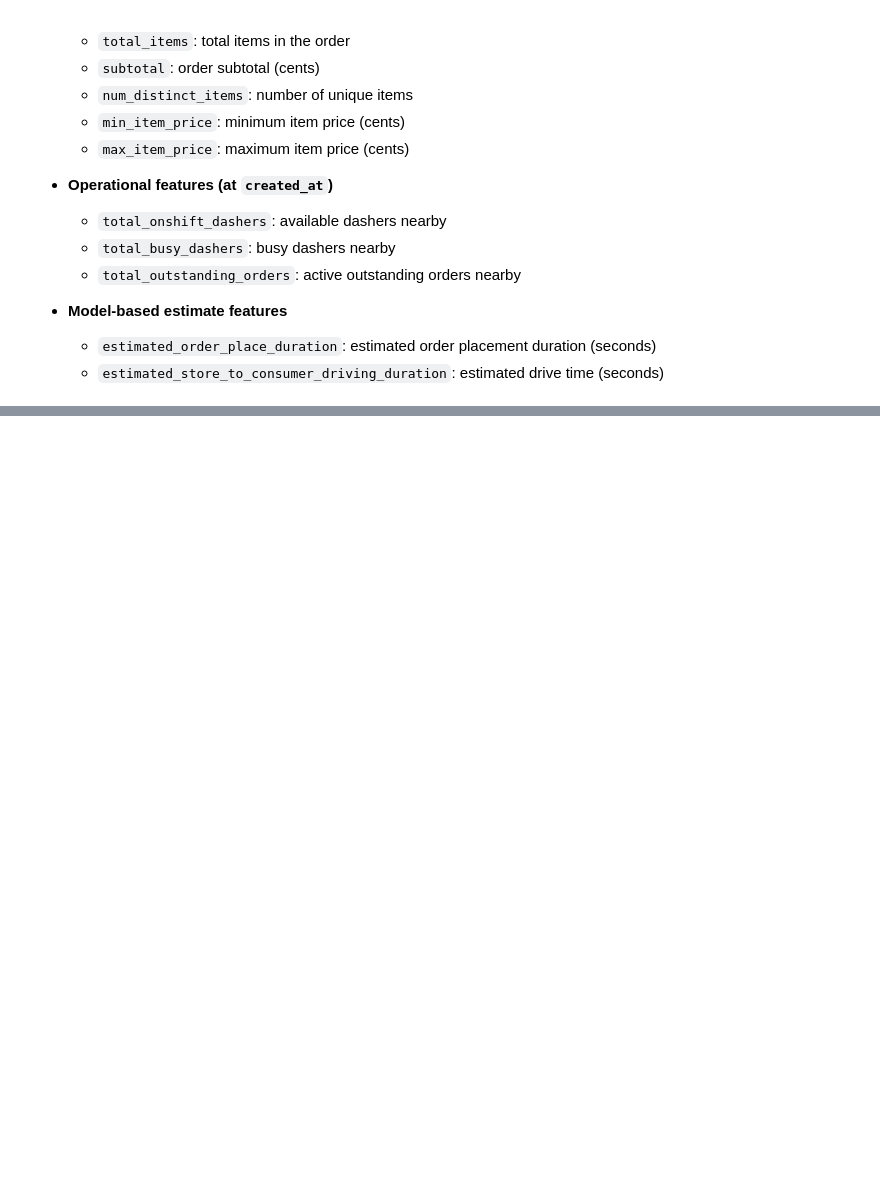
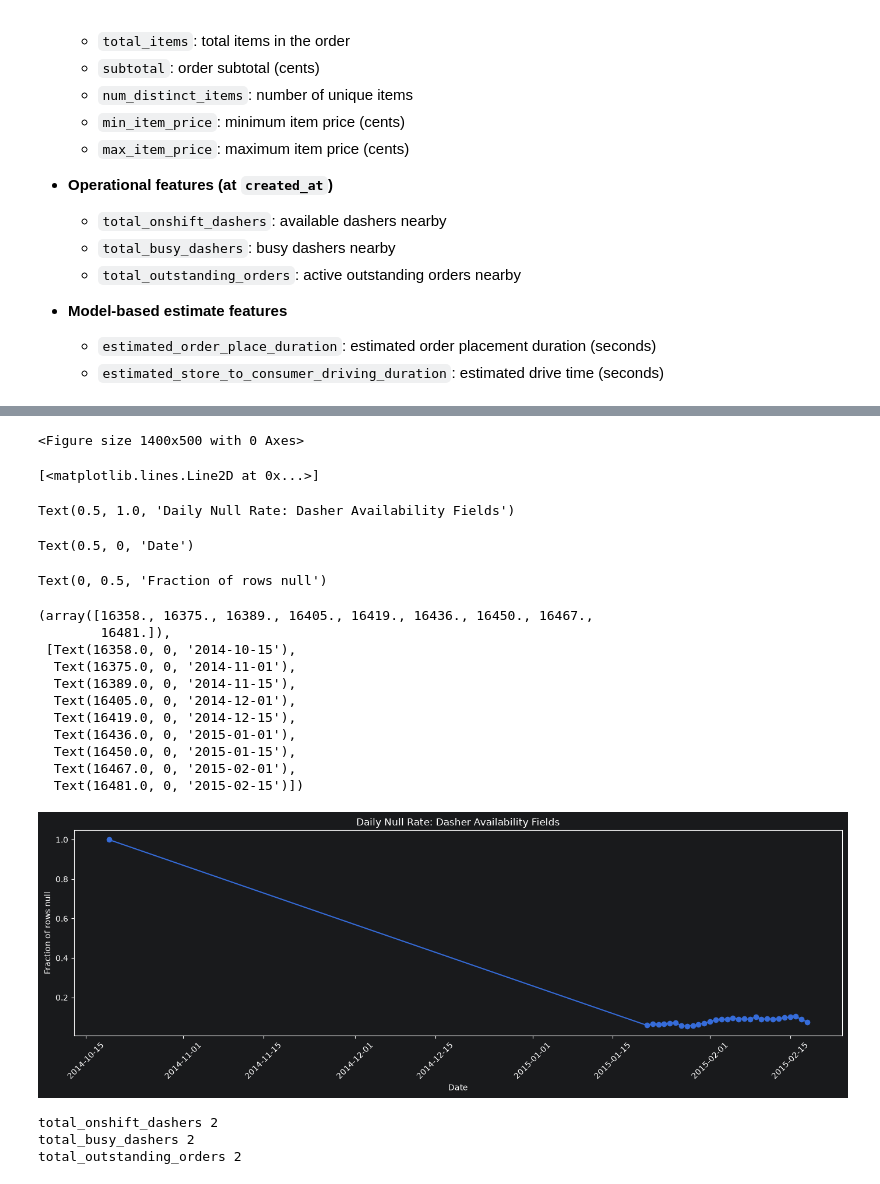
Before and after one commit to iamnitishsah/FoodOps.AI, a Jupyter notebook: DeliveryOps/notebooks/EDA.ipynb, the cells around one changed output, grey strips where cells are left out. Cells and saved outputs as stored; diff of their text form; code cells hidden in the pictures; blank space fills up the shorter version.

```diff
--- a/DeliveryOps/notebooks/EDA.ipynb
+++ b/DeliveryOps/notebooks/EDA.ipynb
@@ -53,0 +472,9 @@ df.shape
+# %%
+# How many distinct categories does each store have (among known rows)?
+store_category_count = (
+    df.dropna(subset=["store_primary_category"])
+      .groupby("store_id")["store_primary_category"]
+      .nunique()
+)
+
+store_category_count.value_counts().sort_index()
@@ -53,0 +591,2 @@ df.shape
+# %%
+null_mask = df["total_onshift_dashers"].isna()
@@ -53,0 +605,61 @@ df.shape
+# %%
+# total_onshift_dashers - hour relationship
+daily_null_counts = (
+    df.loc[null_mask, "created_at"]
+      .dt.date
+      .value_counts()
+      .sort_index()
+)
+
+daily_total_counts = df["created_at"].dt.date.value_counts().sort_index()
+
+daily_null_rate = (daily_null_counts / daily_total_counts).fillna(0)
+
+plt.figure(figsize=(14, 5))
+plt.plot(daily_null_rate.index, daily_null_rate.values, marker="o")
+plt.title("Daily Null Rate: Dasher Availability Fields")
+plt.xlabel("Date")
+plt.ylabel("Fraction of rows null")
+plt.xticks(rotation=45)
+plt.tight_layout()
+plt.show()
+# %% [output]
+<Figure size 1400x500 with 0 Axes>
+[<matplotlib.lines.Line2D at 0x...>]
+Text(0.5, 1.0, 'Daily Null Rate: Dasher Availability Fields')
+Text(0.5, 0, 'Date')
+Text(0, 0.5, 'Fraction of rows null')
+(array([16358., 16375., 16389., 16405., 16419., 16436., 16450., 16467.,
+        16481.]),
+ [Text(16358.0, 0, '2014-10-15'),
+  Text(16375.0, 0, '2014-11-01'),
+  Text(16389.0, 0, '2014-11-15'),
+  Text(16405.0, 0, '2014-12-01'),
+  Text(16419.0, 0, '2014-12-15'),
+  Text(16436.0, 0, '2015-01-01'),
+  Text(16450.0, 0, '2015-01-15'),
+  Text(16467.0, 0, '2015-02-01'),
+  Text(16481.0, 0, '2015-02-15')])
+[figure, added]
+# %%
+df["created_at"] = pd.to_datetime(df["created_at"])
+df["hour"] = df["created_at"].dt.hour
+
+dasher_cols = ["total_onshift_dashers", "total_busy_dashers", "total_outstanding_orders"]
+
+for col in dasher_cols:
+    df[f"{col}_imputed"] = df[col].isna()
+    group_median = df.groupby(["market_id", "hour"])[col].transform("median")
+    df[col] = df[col].fillna(group_median)
+
+df = df.drop(columns=["hour"])
+
+
+for col in dasher_cols:
+    print(col, df[col].isnull().sum())
+
+df = df.dropna(subset=["total_onshift_dashers", "total_busy_dashers", "total_outstanding_orders"])
+# %% [output]
+total_onshift_dashers 2
+total_busy_dashers 2
+total_outstanding_orders 2
```
Also changed, not shown: parts of 104 cells of this notebook, 15 other files.
